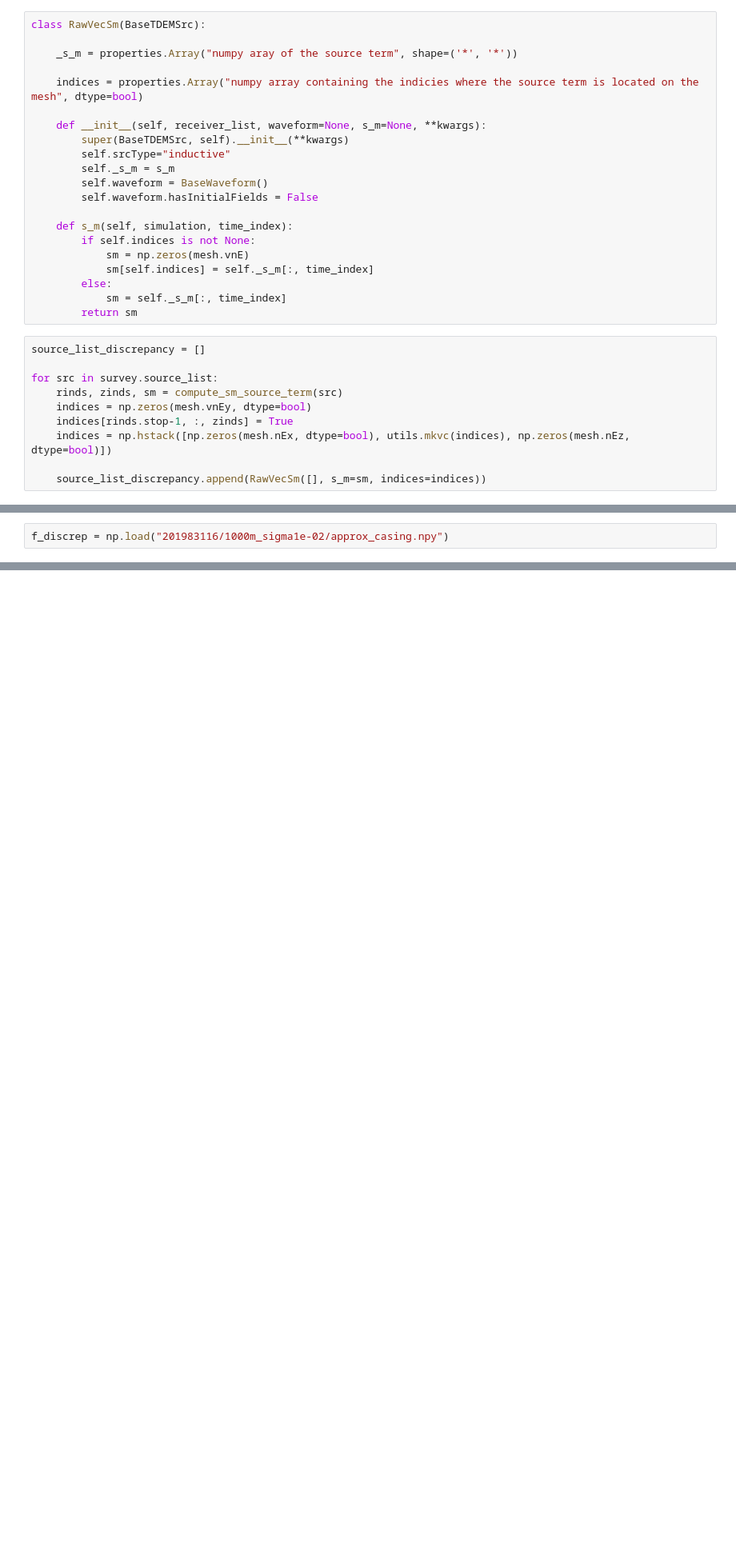
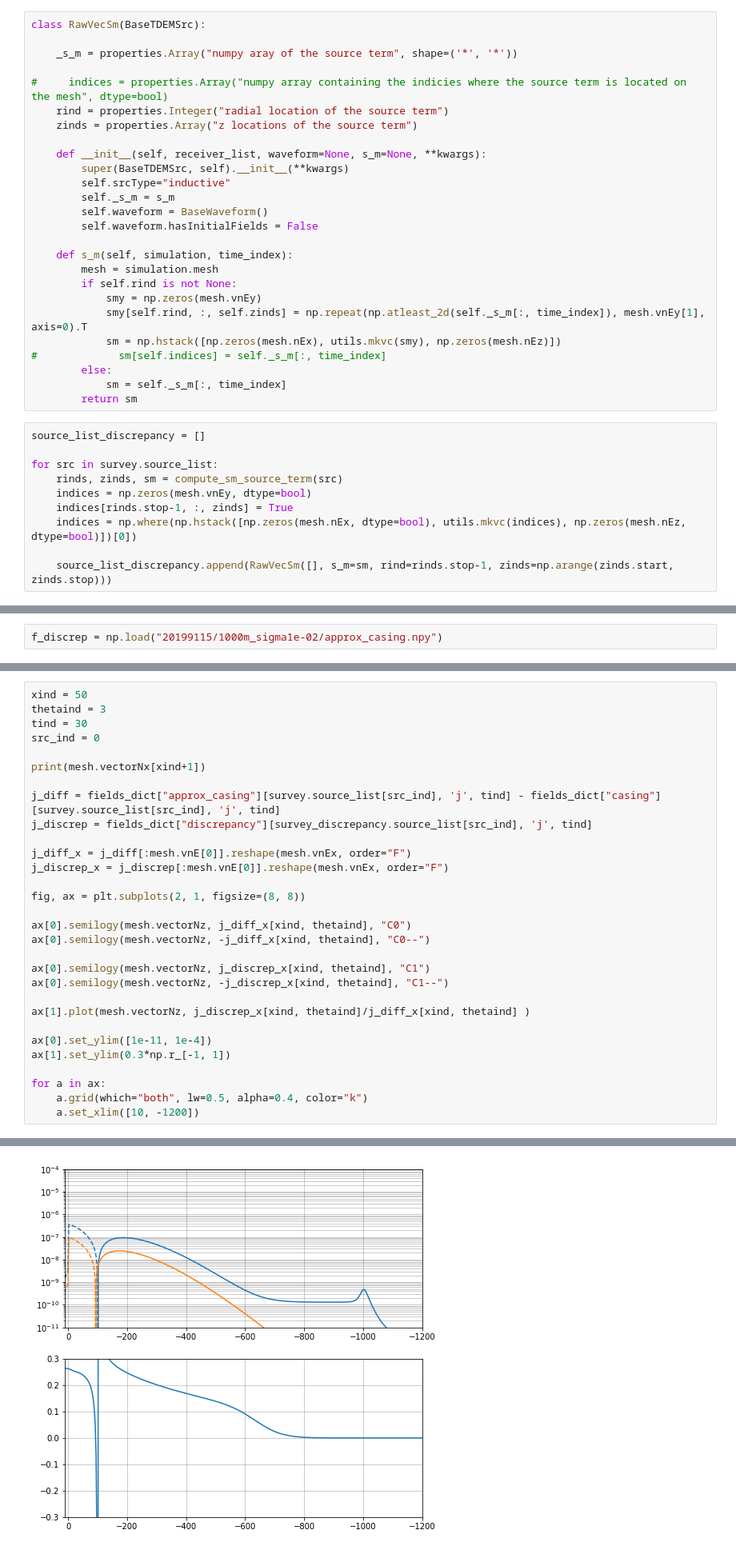
Before and after one commit to lheagy/heagy-2019-casing-ml, a Jupyter notebook: notebooks/TDEM_current_plots_src_term.ipynb, the cells around one changed output, grey strips where cells are left out. Shown: that part at 80% size. Saved outputs shown, nothing was run; the diff lists cells and outputs as text; blank space fills up the shorter version.

Commit message:
wip source term

```diff
--- a/notebooks/TDEM_current_plots_src_term.ipynb
+++ b/notebooks/TDEM_current_plots_src_term.ipynb
@@ -1059,7 +1059,9 @@ class RawVecSm(BaseTDEMSrc):
 
     _s_m = properties.Array("numpy aray of the source term", shape=('*', '*'))
 
-    indices = properties.Array("numpy array containing the indicies where the source term is located on the mesh", dtype=bool)
+#     indices = properties.Array("numpy array containing the indicies where the source term is located on the mesh", dtype=bool)
+    rind = properties.Integer("radial location of the source term")
+    zinds = properties.Array("z locations of the source term")
 
     def __init__(self, receiver_list, waveform=None, s_m=None, **kwargs):
         super(BaseTDEMSrc, self).__init__(**kwargs)
@@ -1069,9 +1071,12 @@ class RawVecSm(BaseTDEMSrc):
         self.waveform.hasInitialFields = False
 
     def s_m(self, simulation, time_index):
-        if self.indices is not None:
-            sm = np.zeros(mesh.vnE)
-            sm[self.indices] = self._s_m[:, time_index]
+        mesh = simulation.mesh
+        if self.rind is not None:
+            smy = np.zeros(mesh.vnEy)
+            smy[self.rind, :, self.zinds] = np.repeat(np.atleast_2d(self._s_m[:, time_index]), mesh.vnEy[1], axis=0).T
+            sm = np.hstack([np.zeros(mesh.nEx), utils.mkvc(smy), np.zeros(mesh.nEz)])
+#             sm[self.indices] = self._s_m[:, time_index]
         else:
             sm = self._s_m[:, time_index]
         return sm
@@ -1082,6 +1087,6 @@ for src in survey.source_list:
     rinds, zinds, sm = compute_sm_source_term(src)
     indices = np.zeros(mesh.vnEy, dtype=bool)
     indices[rinds.stop-1, :, zinds] = True
-    indices = np.hstack([np.zeros(mesh.nEx, dtype=bool), utils.mkvc(indices), np.zeros(mesh.nEz, dtype=bool)])
+    indices = np.where(np.hstack([np.zeros(mesh.nEx, dtype=bool), utils.mkvc(indices), np.zeros(mesh.nEz, dtype=bool)])[0])
 
-    source_list_discrepancy.append(RawVecSm([], s_m=sm, indices=indices))
+    source_list_discrepancy.append(RawVecSm([], s_m=sm, rind=rinds.stop-1, zinds=np.arange(zinds.start, zinds.stop)))
@@ -1349,5 +1246,5 @@ saving 201983116/1000m_sigma1e-02/approx_casing.npy
 # %%
-f_discrep = np.load("201983116/1000m_sigma1e-02/approx_casing.npy")
+f_discrep = np.load("20199115/1000m_sigma1e-02/approx_casing.npy")
 # %%
 sim_discrepancy.model = value.sigma
 fields_discrep = sim_discrepancy.fieldsPair(sim_discrepancy)
@@ -1398,0 +1299,31 @@ interactive(children=(FloatText(value=1500.0, description='max_r'), FloatText(va
+# %%
+xind = 50
+thetaind = 3
+tind = 30
+src_ind = 0
+
+print(mesh.vectorNx[xind+1])
+
+j_diff = fields_dict["approx_casing"][survey.source_list[src_ind], 'j', tind] - fields_dict["casing"][survey.source_list[src_ind], 'j', tind]
+j_discrep = fields_dict["discrepancy"][survey_discrepancy.source_list[src_ind], 'j', tind]
+
+j_diff_x = j_diff[:mesh.vnE[0]].reshape(mesh.vnEx, order="F")
+j_discrep_x = j_discrep[:mesh.vnE[0]].reshape(mesh.vnEx, order="F")
+
+fig, ax = plt.subplots(2, 1, figsize=(8, 8))
+
+ax[0].semilogy(mesh.vectorNz, j_diff_x[xind, thetaind], "C0")
+ax[0].semilogy(mesh.vectorNz, -j_diff_x[xind, thetaind], "C0--")
+
+ax[0].semilogy(mesh.vectorNz, j_discrep_x[xind, thetaind], "C1")
+ax[0].semilogy(mesh.vectorNz, -j_discrep_x[xind, thetaind], "C1--")
+
+ax[1].plot(mesh.vectorNz, j_discrep_x[xind, thetaind]/j_diff_x[xind, thetaind] )
+
+ax[0].set_ylim([1e-11, 1e-4])
+ax[1].set_ylim(0.3*np.r_[-1, 1])
+
+for a in ax:
+    a.grid(which="both", lw=0.5, alpha=0.4, color="k")
+    a.set_xlim([10, -1200])
+# %% [output]
@@ -1398,0 +1331 @@ interactive(children=(FloatText(value=1500.0, description='max_r'), FloatText(va
+[figure, added]
```
Also changed, not shown: parts of 18 cells of this notebook.
